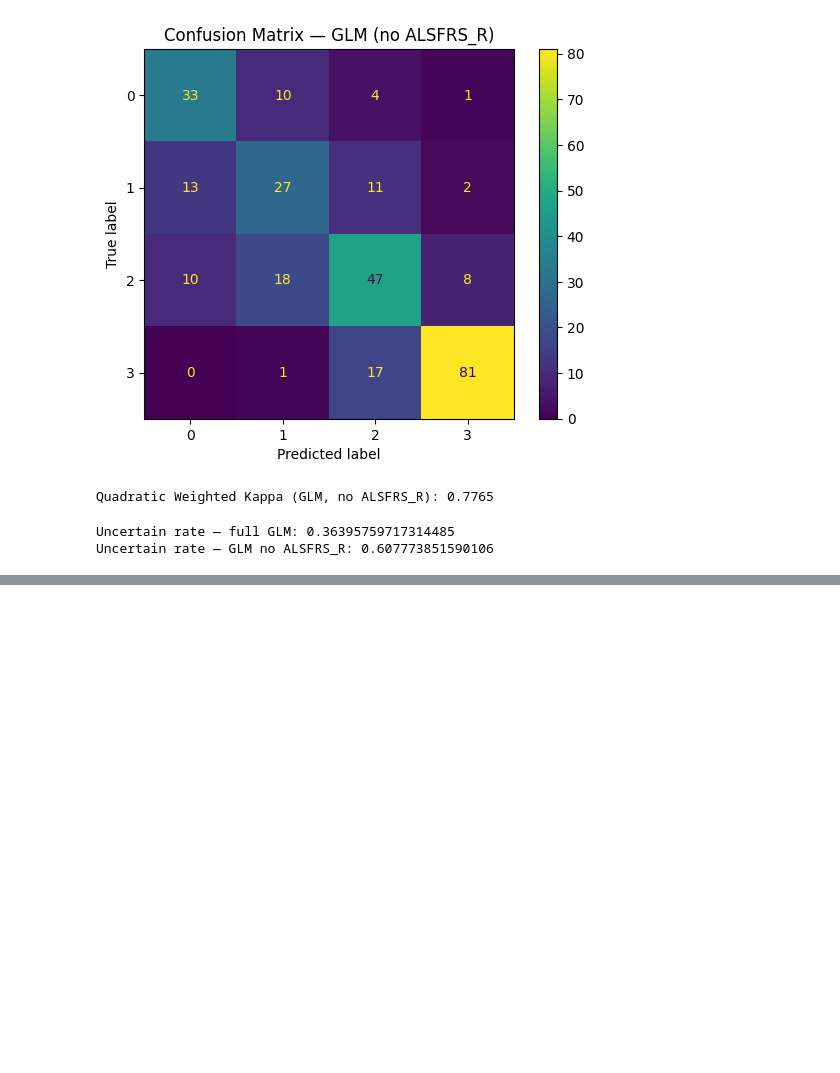
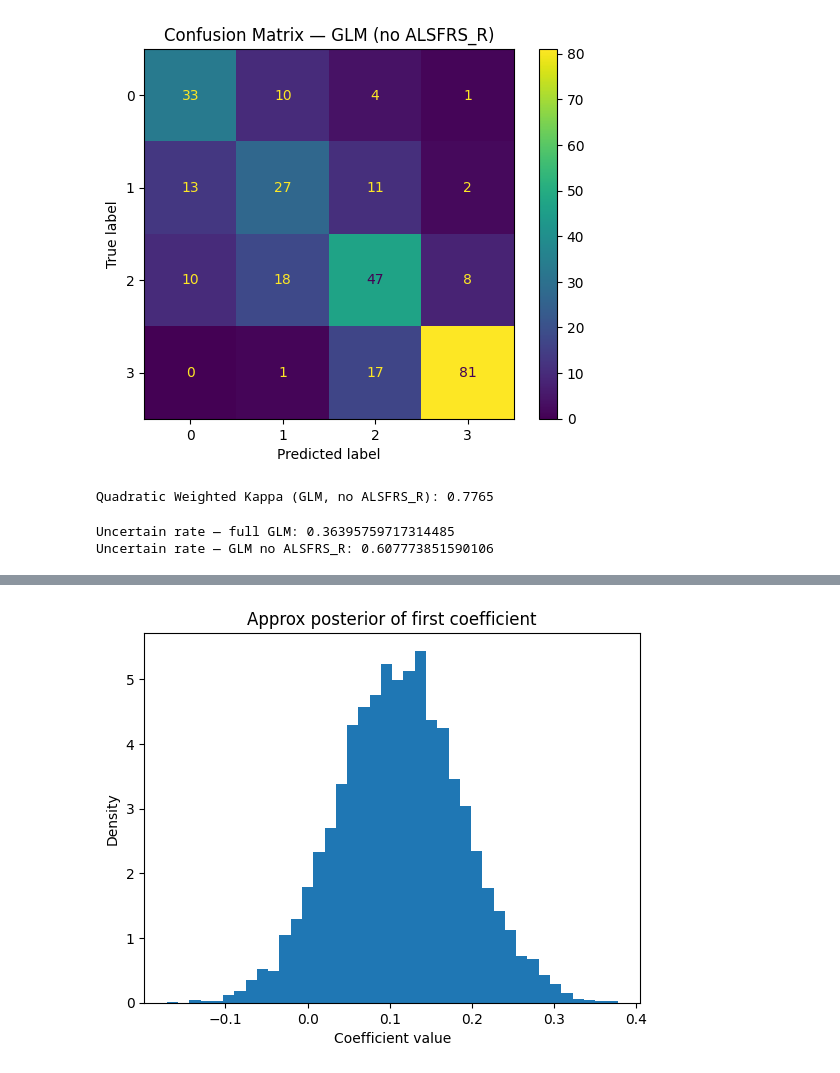
Before and after one commit to FaridRash/Advance-Statistical-Learnin--Semester-3, a Jupyter notebook: Farid/Farid_GLM.ipynb, the cells around one changed output, grey strips where cells are left out. Saved outputs shown, nothing was run; the diff lists cells and outputs as text; code cells hidden in the pictures; blank space fills up the shorter version.

```diff
--- a/Farid/Farid_GLM.ipynb
+++ b/Farid/Farid_GLM.ipynb
@@ -671,0 +758,20 @@ Uncertain rate — GLM no ALSFRS_R: 0.607773851590106
+# %%
+import numpy as np
+
+# Sample from approximate posterior (MLE ~ Normal with covariance matrix)
+n_samples = 5000
+coef_samples = np.random.multivariate_normal(
+    mean=res_glm.params,
+    cov=res_glm.cov_params(),
+    size=n_samples
+)
+
+# Example: posterior distribution of the first coefficient
+import matplotlib.pyplot as plt
+plt.hist(coef_samples[:,0], bins=40, density=True)
+plt.title("Approx posterior of first coefficient")
+plt.xlabel("Coefficient value")
+plt.ylabel("Density")
+plt.show()
+# %% [output]
+[figure, added]
```
Also changed, not shown: parts of 4 cells of this notebook.
